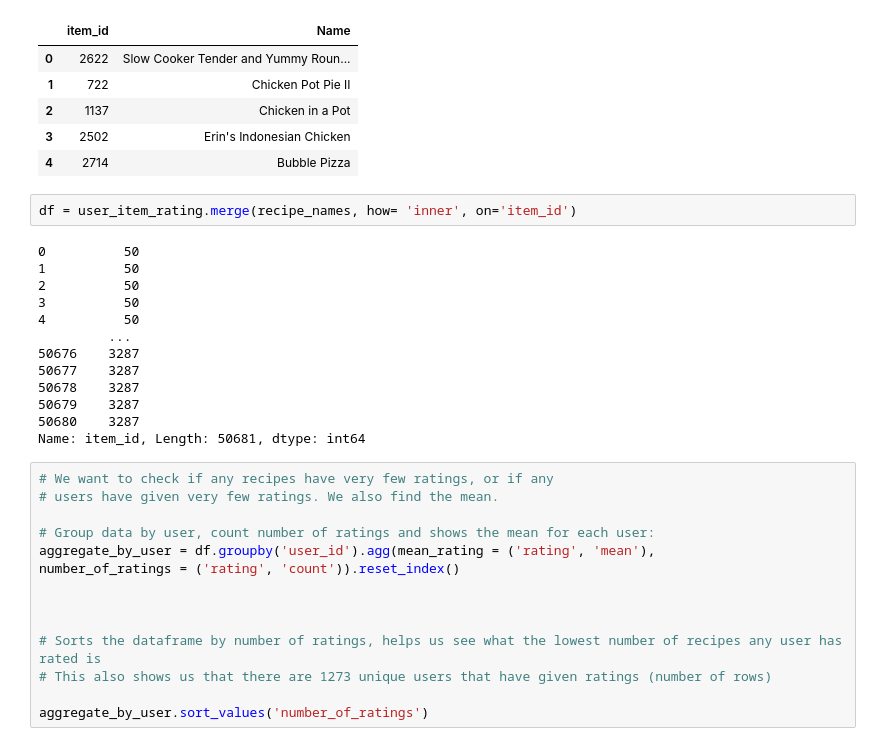
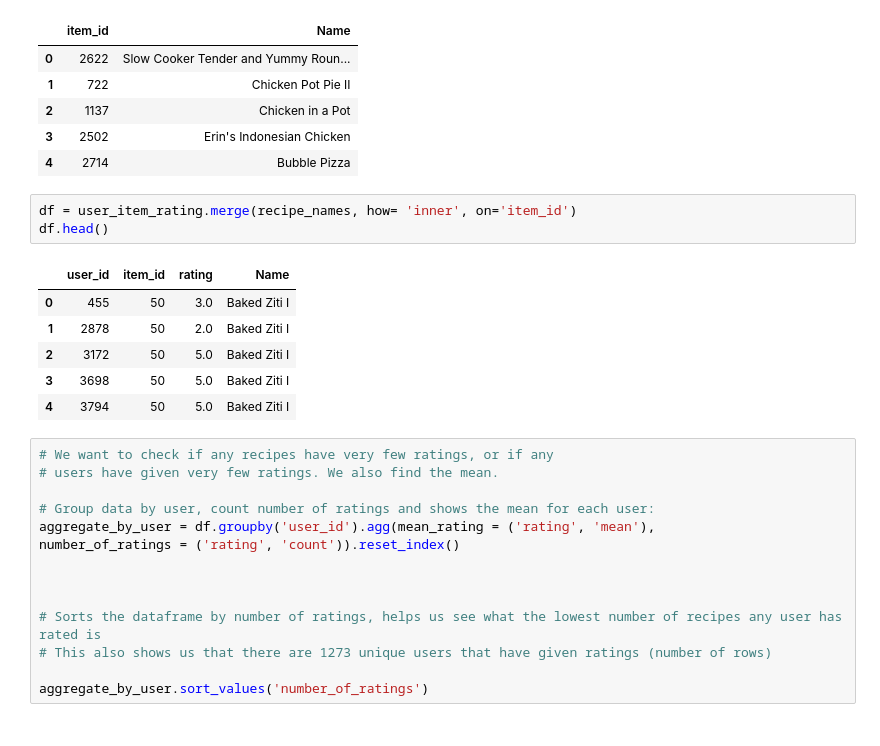
Before and after one commit to snorrealv/info345_semester_assignment, a Jupyter notebook: basic_recommender.ipynb, the cells around one changed output. Drawn from its saved outputs; the diff is of its cells as text.

```diff
--- a/basic_recommender.ipynb
+++ b/basic_recommender.ipynb
@@ -121,19 +121,14 @@ recipe_names.head()
 | 4 | 2714 | Bubble Pizza |
 # %%
 df = user_item_rating.merge(recipe_names, how= 'inner', on='item_id')
+df.head()
 # %% [output]
-0          50
-1          50
-2          50
-3          50
-4          50
-         ...
-50676    3287
-50677    3287
-50678    3287
-50679    3287
-50680    3287
-Name: item_id, Length: 50681, dtype: int64
+|  | user_id | item_id | rating | Name |
+| 0 | 455 | 50 | 3.0 | Baked Ziti I |
+| 1 | 2878 | 50 | 2.0 | Baked Ziti I |
+| 2 | 3172 | 50 | 5.0 | Baked Ziti I |
+| 3 | 3698 | 50 | 5.0 | Baked Ziti I |
+| 4 | 3794 | 50 | 5.0 | Baked Ziti I |
 # %%
 # We want to check if any recipes have very few ratings, or if any
 # users have given very few ratings. We also find the mean.
```
Also changed, not shown: parts of 26 cells of this notebook.
